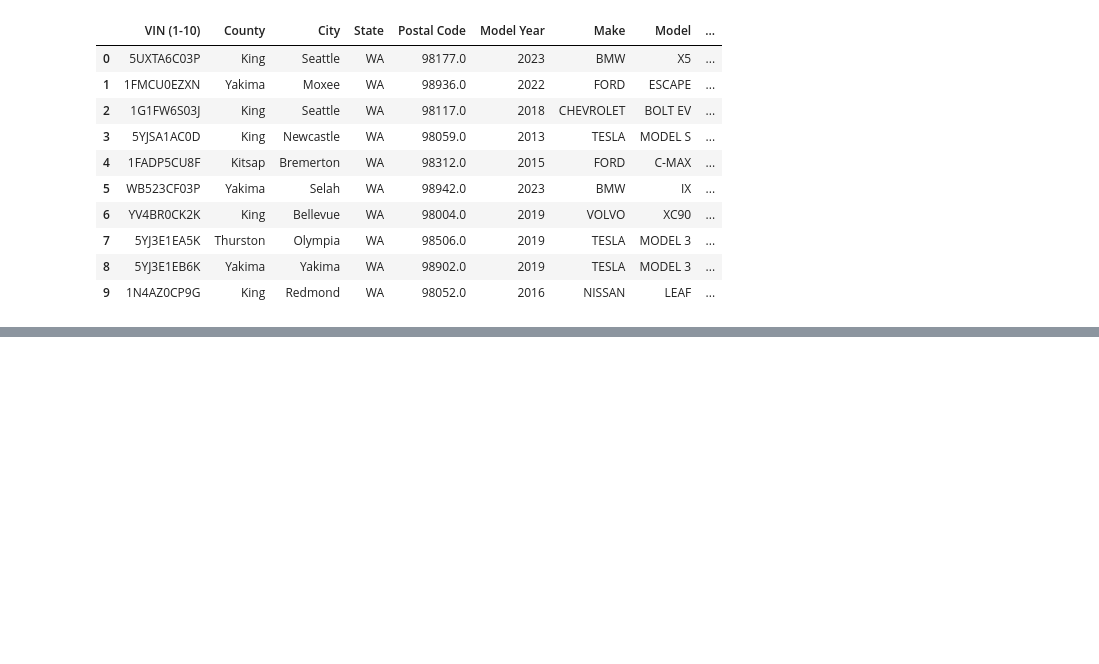
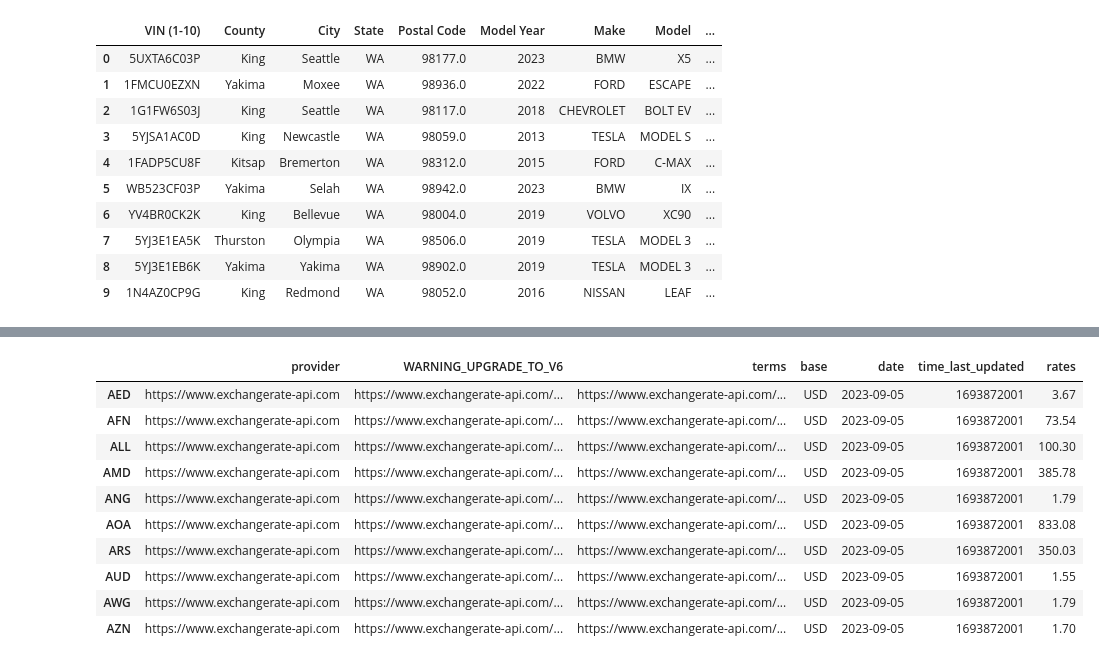
Before and after one commit to sosullivan7221/HHA-507-WK1, a Jupyter notebook: HHA_507_WK1.ipynb, the cells around one changed output, grey strips where cells are left out. Drawn from its saved outputs; the diff is of its cells as text; code cells hidden in the pictures; blank space fills up the shorter version.

```diff
--- a/HHA_507_WK1.ipynb
+++ b/HHA_507_WK1.ipynb
@@ -98,0 +239,18 @@ BadZipFile: ignored
+# %%
+df7 = pd.read_json('/content/data/USD_exchange.json')
+
+df7_f10 = df7.head(10)
+
+df7_f10
+# %% [output]
+|  | provider | WARNING_UPGRADE_TO_V6 | terms | base | date | time_last_updated | rates |
+| AED | https://www.exchangerate-api.com | https://www.exchangerate-api.com/... | https://www.exchangerate-api.com/... | USD | 2023-09-05 | 1693872001 | 3.67 |
+| AFN | https://www.exchangerate-api.com | https://www.exchangerate-api.com/... | https://www.exchangerate-api.com/... | USD | 2023-09-05 | 1693872001 | 73.54 |
+| ALL | https://www.exchangerate-api.com | https://www.exchangerate-api.com/... | https://www.exchangerate-api.com/... | USD | 2023-09-05 | 1693872001 | 100.30 |
+| AMD | https://www.exchangerate-api.com | https://www.exchangerate-api.com/... | https://www.exchangerate-api.com/... | USD | 2023-09-05 | 1693872001 | 385.78 |
+| ANG | https://www.exchangerate-api.com | https://www.exchangerate-api.com/... | https://www.exchangerate-api.com/... | USD | 2023-09-05 | 1693872001 | 1.79 |
+| AOA | https://www.exchangerate-api.com | https://www.exchangerate-api.com/... | https://www.exchangerate-api.com/... | USD | 2023-09-05 | 1693872001 | 833.08 |
+| ARS | https://www.exchangerate-api.com | https://www.exchangerate-api.com/... | https://www.exchangerate-api.com/... | USD | 2023-09-05 | 1693872001 | 350.03 |
+| AUD | https://www.exchangerate-api.com | https://www.exchangerate-api.com/... | https://www.exchangerate-api.com/... | USD | 2023-09-05 | 1693872001 | 1.55 |
+| AWG | https://www.exchangerate-api.com | https://www.exchangerate-api.com/... | https://www.exchangerate-api.com/... | USD | 2023-09-05 | 1693872001 | 1.79 |
+| AZN | https://www.exchangerate-api.com | https://www.exchangerate-api.com/... | https://www.exchangerate-api.com/... | USD | 2023-09-05 | 1693872001 | 1.70 |
```
Also changed, not shown: parts of 12 cells of this notebook.
